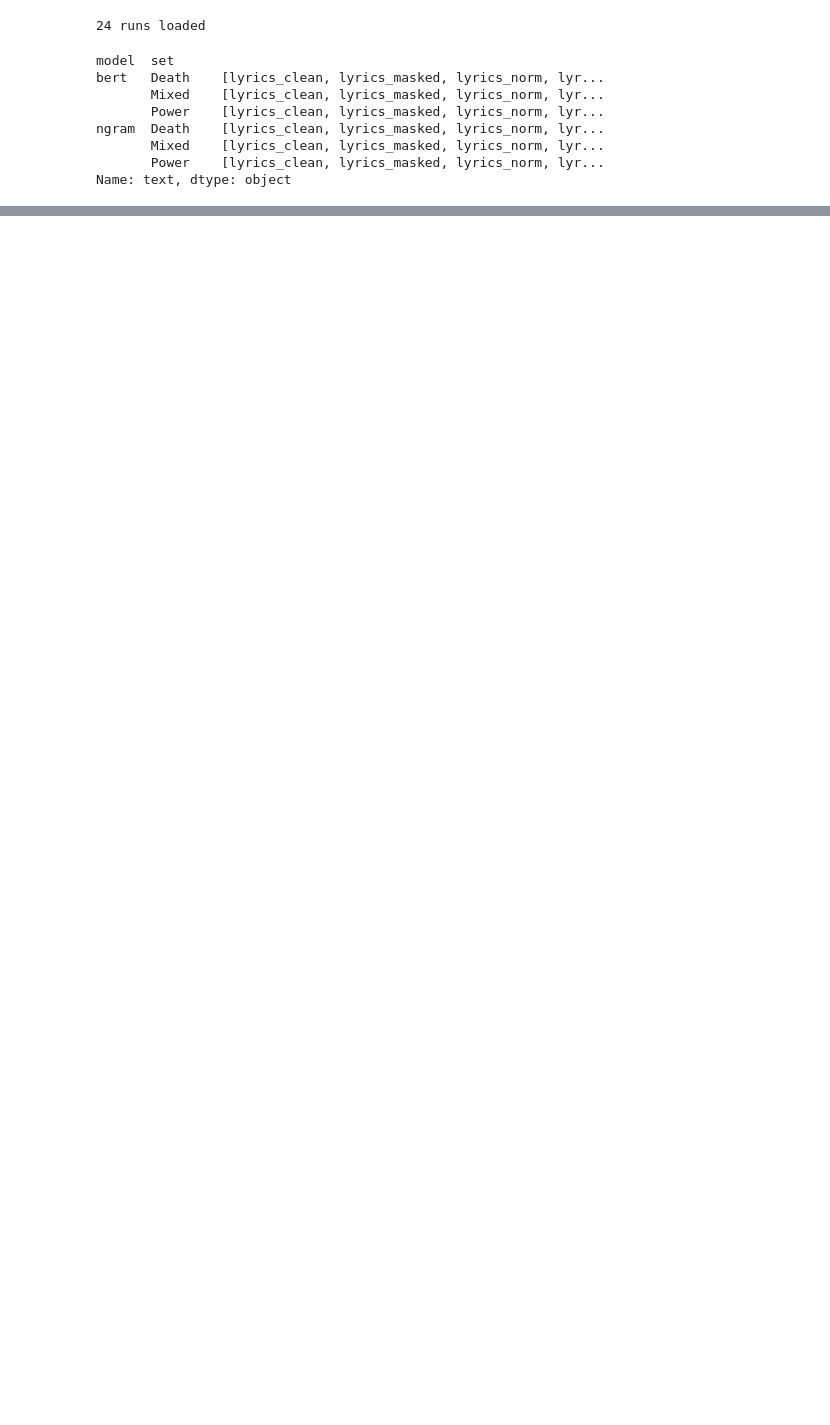
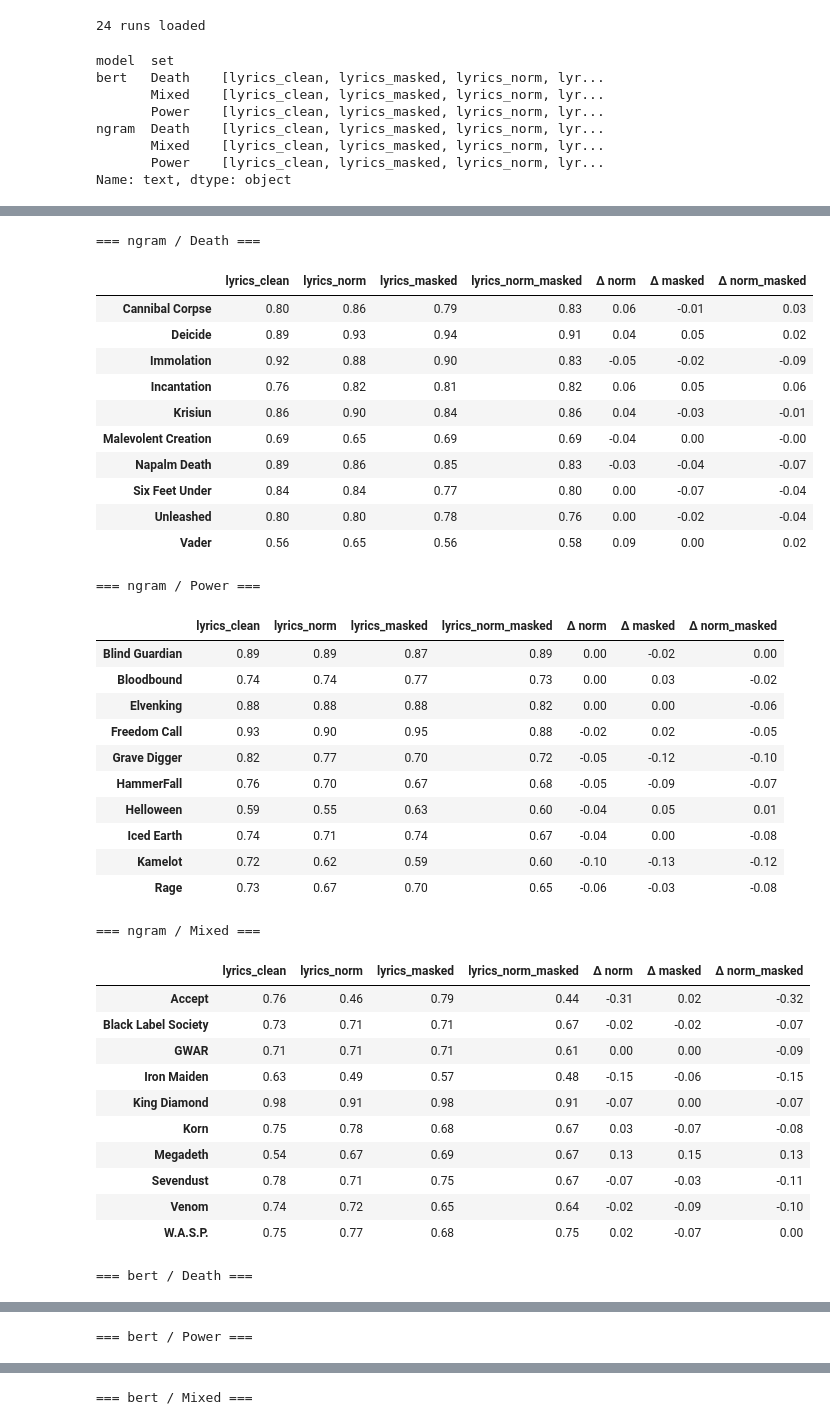
Before and after one commit to Leezamiranda/metal-stylometry, a Jupyter notebook: notebooks/analysis.ipynb, the cells around one changed output, grey strips where cells are left out. Cells and saved outputs as stored; diff of their text form; code cells hidden in the pictures; blank space fills up the shorter version.

```diff
--- a/notebooks/analysis.ipynb
+++ b/notebooks/analysis.ipynb
@@ -52,0 +96,43 @@ display(table.sub(table["lyrics_clean"], axis=0).round(3))   # change from basel
+# %%
+for model in ["ngram", "bert"]:
+    for s in ["Death", "Power", "Mixed"]:
+        print(f"\n=== {model} / {s} ===")
+        display(band_table(model, s))
+# %% [output]
+=== ngram / Death ===
+|  | lyrics_clean | lyrics_norm | lyrics_masked | lyrics_norm_masked | Δ norm | Δ masked | Δ norm_masked |
+| Cannibal Corpse | 0.80 | 0.86 | 0.79 | 0.83 | 0.06 | -0.01 | 0.03 |
+| Deicide | 0.89 | 0.93 | 0.94 | 0.91 | 0.04 | 0.05 | 0.02 |
+| Immolation | 0.92 | 0.88 | 0.90 | 0.83 | -0.05 | -0.02 | -0.09 |
+| Incantation | 0.76 | 0.82 | 0.81 | 0.82 | 0.06 | 0.05 | 0.06 |
+| Krisiun | 0.86 | 0.90 | 0.84 | 0.86 | 0.04 | -0.03 | -0.01 |
+| Malevolent Creation | 0.69 | 0.65 | 0.69 | 0.69 | -0.04 | 0.00 | -0.00 |
+| Napalm Death | 0.89 | 0.86 | 0.85 | 0.83 | -0.03 | -0.04 | -0.07 |
+| Six Feet Under | 0.84 | 0.84 | 0.77 | 0.80 | 0.00 | -0.07 | -0.04 |
+| Unleashed | 0.80 | 0.80 | 0.78 | 0.76 | 0.00 | -0.02 | -0.04 |
+| Vader | 0.56 | 0.65 | 0.56 | 0.58 | 0.09 | 0.00 | 0.02 |
+=== ngram / Power ===
+|  | lyrics_clean | lyrics_norm | lyrics_masked | lyrics_norm_masked | Δ norm | Δ masked | Δ norm_masked |
+| Blind Guardian | 0.89 | 0.89 | 0.87 | 0.89 | 0.00 | -0.02 | 0.00 |
+| Bloodbound | 0.74 | 0.74 | 0.77 | 0.73 | 0.00 | 0.03 | -0.02 |
+| Elvenking | 0.88 | 0.88 | 0.88 | 0.82 | 0.00 | 0.00 | -0.06 |
+| Freedom Call | 0.93 | 0.90 | 0.95 | 0.88 | -0.02 | 0.02 | -0.05 |
+| Grave Digger | 0.82 | 0.77 | 0.70 | 0.72 | -0.05 | -0.12 | -0.10 |
+| HammerFall | 0.76 | 0.70 | 0.67 | 0.68 | -0.05 | -0.09 | -0.07 |
+| Helloween | 0.59 | 0.55 | 0.63 | 0.60 | -0.04 | 0.05 | 0.01 |
+| Iced Earth | 0.74 | 0.71 | 0.74 | 0.67 | -0.04 | 0.00 | -0.08 |
+| Kamelot | 0.72 | 0.62 | 0.59 | 0.60 | -0.10 | -0.13 | -0.12 |
+| Rage | 0.73 | 0.67 | 0.70 | 0.65 | -0.06 | -0.03 | -0.08 |
+=== ngram / Mixed ===
+|  | lyrics_clean | lyrics_norm | lyrics_masked | lyrics_norm_masked | Δ norm | Δ masked | Δ norm_masked |
+| Accept | 0.76 | 0.46 | 0.79 | 0.44 | -0.31 | 0.02 | -0.32 |
+| Black Label Society | 0.73 | 0.71 | 0.71 | 0.67 | -0.02 | -0.02 | -0.07 |
+| GWAR | 0.71 | 0.71 | 0.71 | 0.61 | 0.00 | 0.00 | -0.09 |
+| Iron Maiden | 0.63 | 0.49 | 0.57 | 0.48 | -0.15 | -0.06 | -0.15 |
+| King Diamond | 0.98 | 0.91 | 0.98 | 0.91 | -0.07 | 0.00 | -0.07 |
+| Korn | 0.75 | 0.78 | 0.68 | 0.67 | 0.03 | -0.07 | -0.08 |
+| Megadeth | 0.54 | 0.67 | 0.69 | 0.67 | 0.13 | 0.15 | 0.13 |
+| Sevendust | 0.78 | 0.71 | 0.75 | 0.67 | -0.07 | -0.03 | -0.11 |
+| Venom | 0.74 | 0.72 | 0.65 | 0.64 | -0.02 | -0.09 | -0.10 |
+| W.A.S.P. | 0.75 | 0.77 | 0.68 | 0.75 | 0.02 | -0.07 | 0.00 |
+=== bert / Death ===
@@ -52,0 +150 @@ display(table.sub(table["lyrics_clean"], axis=0).round(3))   # change from basel
+=== bert / Power ===
@@ -52,0 +162 @@ display(table.sub(table["lyrics_clean"], axis=0).round(3))   # change from basel
+=== bert / Mixed ===
```
Also changed, not shown: parts of 4 cells of this notebook.
